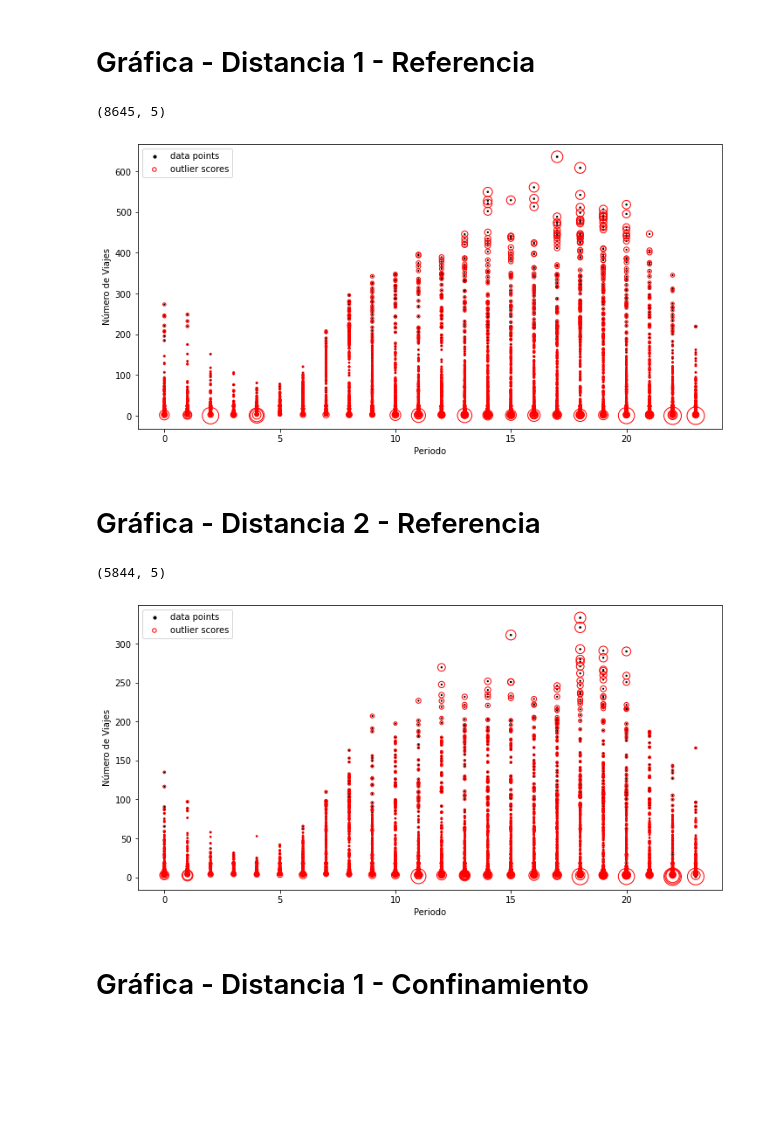
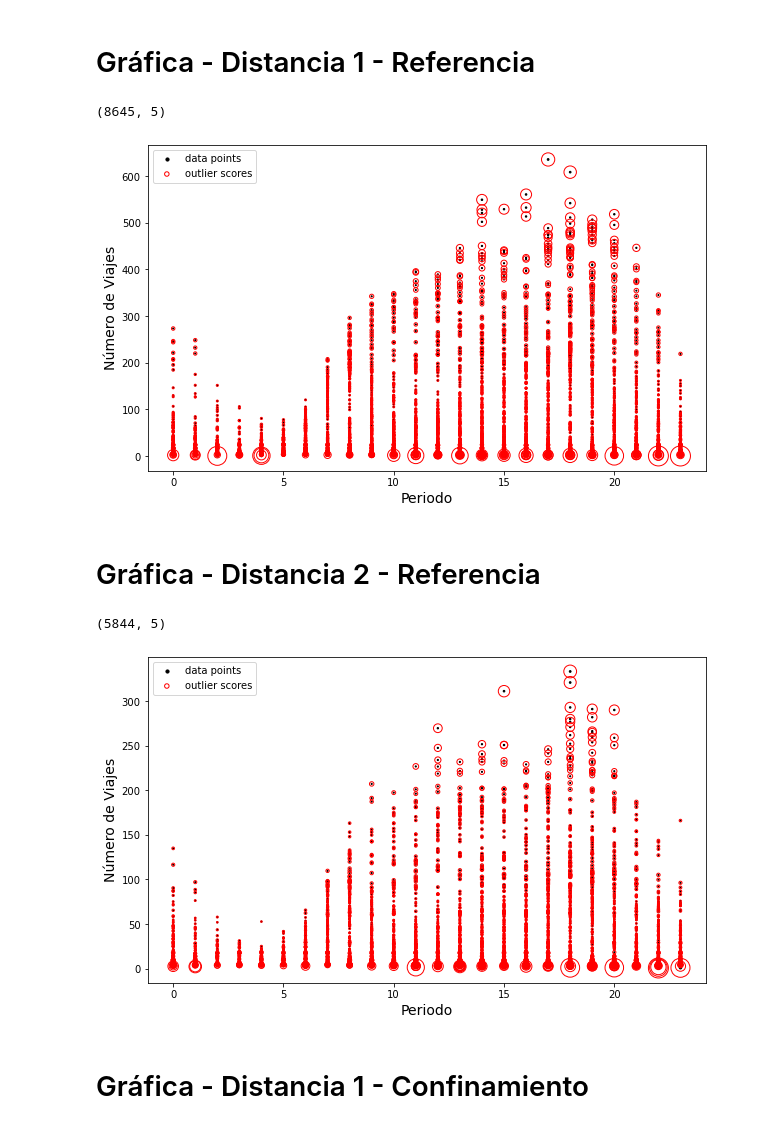
Before and after one commit to Jhonvalencia77/11avo_avance, a Jupyter notebook: Valores_atipicos_2.ipynb, the cells around one changed output. Drawn from its saved outputs; the diff is of its cells as text; code cells hidden in the pictures; blank space fills up the shorter version.

```diff
--- a/Valores_atipicos_2.ipynb
+++ b/Valores_atipicos_2.ipynb
@@ -174,34 +174,34 @@ print(df_Nnor_dist2.shape)
 # %%
 # Calculo normalizado
 print(df_ref_dist1.shape)
 clf = LocalOutlierFactor(n_neighbors=300)
 
 mean_viajes = df_ref_dist1['viajes'].mean()
 std_viajes = df_ref_dist1['viajes'].std()
 df_ref_dist1['viajes_normalizado'] = (df_ref_dist1['viajes'] - mean_viajes) / std_viajes
 normalized_df = df_ref_dist1[['viajes_normalizado']]
 # normalized_df = (df_ref_dist1-df_ref_dist1.mean())/df_ref_dist1.std() # Se hace resta del valor y la media de la columna para después dividir por la desviación estandar
 
 clf.fit_predict(normalized_df)    #Calculamos la distancia entre los puntos
 results = clf.negative_outlier_factor_ #Cuanto menor sea el negative_outlier_factor_, más probable es que el punto sea un valor atípico
 df_ref_dist1['LOF'] = results.tolist()  #Agregamos columna lof
 
 df_ref_dist1.query('LOF < -1.5') # No hace nada porque no lo guardamos en una variable
 
 
-plt.figure(figsize=(12, 6))
+plt.figure(figsize=(10, 6))
 plt.scatter(df_ref_dist1.index,df_ref_dist1['viajes'], c='black', s=df_ref_dist1.LOF * -1, label='data points')
 radius = (results.max() - results) / (results.max() - results.min())
 plt.scatter(df_ref_dist1.index,df_ref_dist1['viajes'], s=400 * radius, edgecolors ='r', facecolors='none', label='outlier scores')
-plt.xlabel('Periodo')
-plt.ylabel('Número de Viajes')
+plt.xlabel('Periodo', fontsize=14)
+plt.ylabel('Número de Viajes', fontsize=14)
 legend = plt.legend(loc='upper left')
 legend.legendHandles[0]._sizes = [10]
 legend.legendHandles[1]._sizes = [20]
 plt.show()
 # %% [output]
 (8645, 5)
-[figure, old version]
+[figure, new version]
 # %% [markdown]
 # Gráfica - Distancia 2 - Referencia
 # %%
@@ -222,19 +222,19 @@ df_ref_dist2['LOF'] = results.tolist()  #Agregamos columna lof
 df_ref_dist2.query('LOF < -1.5') # No hace nada porque no lo guardamos en una variable
 
 
-plt.figure(figsize=(12, 6))
+plt.figure(figsize=(10, 6))
 plt.scatter(df_ref_dist2.index,df_ref_dist2['viajes'], c='black', s=df_ref_dist2.LOF * -1, label='data points')
 radius = (results.max() - results) / (results.max() - results.min())
 plt.scatter(df_ref_dist2.index,df_ref_dist2['viajes'], s=400 * radius, edgecolors ='r', facecolors='none', label='outlier scores')
-plt.xlabel('Periodo')
-plt.ylabel('Número de Viajes')
+plt.xlabel('Periodo', fontsize=14)
+plt.ylabel('Número de Viajes', fontsize=14)
 legend = plt.legend(loc='upper left')
 legend.legendHandles[0]._sizes = [10]
 legend.legendHandles[1]._sizes = [20]
 plt.show()
 # %% [output]
 (5844, 5)
-[figure, old version]
+[figure, new version]
 # %% [markdown]
 # Gráfica - Distancia 1 - Confinamiento
 # %%
```
Also changed, not shown: parts of 7 cells of this notebook, 1 other file.
